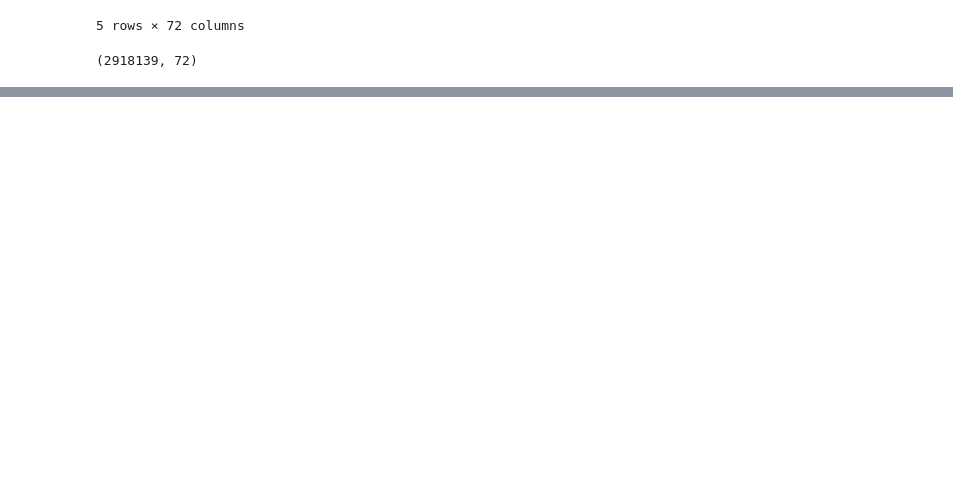
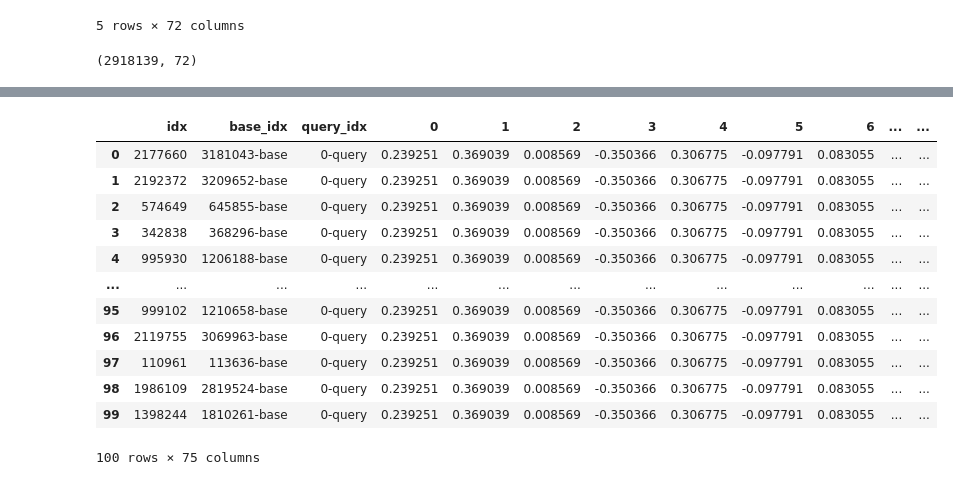
Before and after one commit to VeraMeln/matching, a Jupyter notebook: base_full.ipynb, the cells around one changed output, grey strips where cells are left out. Saved outputs shown, nothing was run; the diff lists cells and outputs as text; code cells hidden in the pictures; blank space fills up the shorter version.

```diff
--- a/base_full.ipynb
+++ b/base_full.ipynb
@@ -70,0 +286,4 @@ time_spent
+# %%
+df_for_cb = pd.DataFrame(idx[0])
+df_for_cb.columns = ['idx']
+df_for_cb.head()
@@ -70,0 +329,6 @@ time_spent
+# %%
+def get_base_idx(row):
+    return base_index[row['idx']]
+# %%
+df_for_cb['base_idx'] = df_for_cb.apply(get_base_idx, axis=1)
+df_for_cb
@@ -70,0 +349,3 @@ time_spent
+# %%
+df_for_cb['query_idx'] = '0-query'
+df_for_cb
@@ -70,0 +366,17 @@ time_spent
+# %%
+df_for_cb = df_for_cb.merge(df_train, how='inner', left_on='query_idx', right_index=True)
+df_for_cb
+# %% [output]
+|  | idx | base_idx | query_idx | 0 | 1 | 2 | 3 | 4 | 5 | 6 | ... | ... |
+| 0 | 2177660 | 3181043-base | 0-query | 0.239251 | 0.369039 | 0.008569 | -0.350366 | 0.306775 | -0.097791 | 0.083055 | ... | ... |
+| 1 | 2192372 | 3209652-base | 0-query | 0.239251 | 0.369039 | 0.008569 | -0.350366 | 0.306775 | -0.097791 | 0.083055 | ... | ... |
+| 2 | 574649 | 645855-base | 0-query | 0.239251 | 0.369039 | 0.008569 | -0.350366 | 0.306775 | -0.097791 | 0.083055 | ... | ... |
+| 3 | 342838 | 368296-base | 0-query | 0.239251 | 0.369039 | 0.008569 | -0.350366 | 0.306775 | -0.097791 | 0.083055 | ... | ... |
+| 4 | 995930 | 1206188-base | 0-query | 0.239251 | 0.369039 | 0.008569 | -0.350366 | 0.306775 | -0.097791 | 0.083055 | ... | ... |
+| ... | ... | ... | ... | ... | ... | ... | ... | ... | ... | ... | ... | ... |
+| 95 | 999102 | 1210658-base | 0-query | 0.239251 | 0.369039 | 0.008569 | -0.350366 | 0.306775 | -0.097791 | 0.083055 | ... | ... |
+| 96 | 2119755 | 3069963-base | 0-query | 0.239251 | 0.369039 | 0.008569 | -0.350366 | 0.306775 | -0.097791 | 0.083055 | ... | ... |
+| 97 | 110961 | 113636-base | 0-query | 0.239251 | 0.369039 | 0.008569 | -0.350366 | 0.306775 | -0.097791 | 0.083055 | ... | ... |
+| 98 | 1986109 | 2819524-base | 0-query | 0.239251 | 0.369039 | 0.008569 | -0.350366 | 0.306775 | -0.097791 | 0.083055 | ... | ... |
+| 99 | 1398244 | 1810261-base | 0-query | 0.239251 | 0.369039 | 0.008569 | -0.350366 | 0.306775 | -0.097791 | 0.083055 | ... | ... |
+100 rows × 75 columns
```
Also changed, not shown: parts of 54 cells of this notebook.
